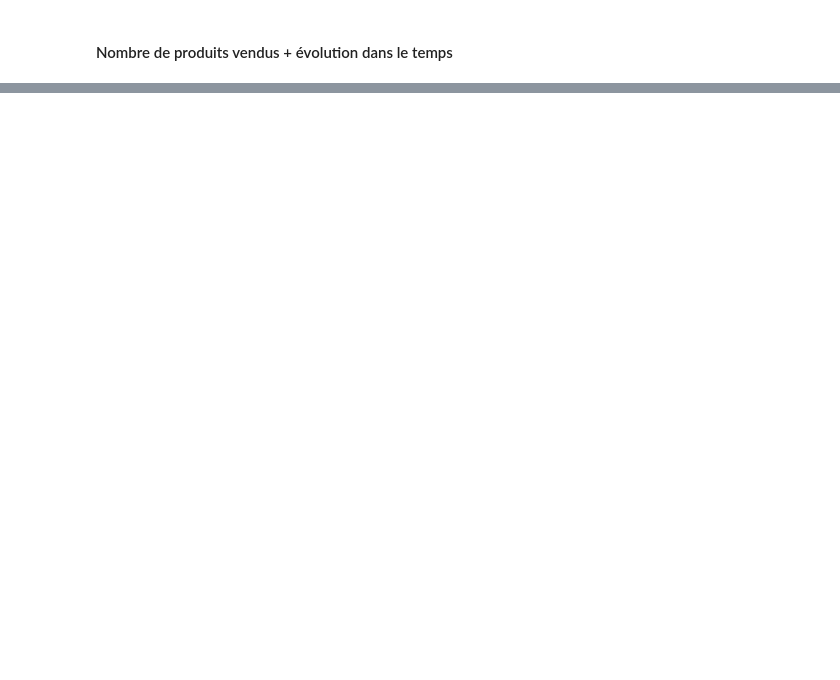
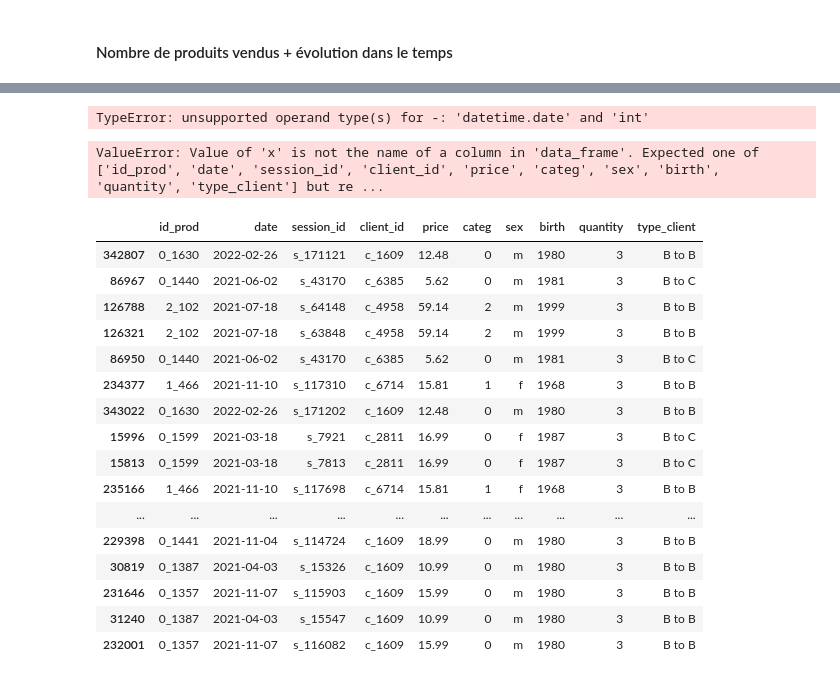
Before and after one commit to Julie-Data-Analyse/projet9_Lapage, a Jupyter notebook: notebooks/analyses_annabelle.ipynb, the cells around one changed output, grey strips where cells are left out. Saved outputs shown, nothing was run; the diff lists cells and outputs as text; code cells hidden in the pictures; blank space fills up the shorter version.

```diff
--- a/notebooks/analyses_annabelle.ipynb
+++ b/notebooks/analyses_annabelle.ipynb
@@ -333,6 +547,51 @@ df_profils_clients.head()
+# %%
+df_b2c["birth"] = pd.to_datetime(df_b2c["birth"], errors="coerce")
+# %%
+# Conversion de la colonne 'birth' en âge, par rapport à la date du jour
+from datetime import datetime
+df_b2c = df_b2c.assign(age=lambda df: (datetime.now().date() - df["birth"]).dt.days // 365)
+# %% [output]
+TypeError: unsupported operand type(s) for -: 'datetime.date' and 'int'
+# %%
+figure6 = px.histogram(
+    df_b2c,
+    x="age",
+    color="categ",          # empilement par catégorie
+    barmode="stack",        # mode empilé
+    nbins=20,               # nombre de classes d'âge
+    labels={"age": "Âge", "categ": "Catégorie"},
+    title="Histogramme empilé des âges par catégorie"
+)
+
+figure6.update_layout(
+    bargap=0.05,
+    legend_title_text="Catégorie"
+)
+
+figure6.show()
+# %% [output]
+ValueError: Value of 'x' is not the name of a column in 'data_frame'. Expected one of ['id_prod', 'date', 'session_id', 'client_id', 'price', 'categ', 'sex', 'birth', 'quantity', 'type_client'] but re ...
 # %%
 # Top 20 des clients en terme de CA généré
-df_lapage.head(20)
+df_b2c.sort_values(by='')
+# %% [output]
+|  | id_prod | date | session_id | client_id | price | categ | sex | birth | quantity | type_client |
+| 342807 | 0_1630 | 2022-02-26 | s_171121 | c_1609 | 12.48 | 0 | m | 1980 | 3 | B to B |
+| 86967 | 0_1440 | 2021-06-02 | s_43170 | c_6385 | 5.62 | 0 | m | 1981 | 3 | B to C |
+| 126788 | 2_102 | 2021-07-18 | s_64148 | c_4958 | 59.14 | 2 | m | 1999 | 3 | B to B |
+| 126321 | 2_102 | 2021-07-18 | s_63848 | c_4958 | 59.14 | 2 | m | 1999 | 3 | B to B |
+| 86950 | 0_1440 | 2021-06-02 | s_43170 | c_6385 | 5.62 | 0 | m | 1981 | 3 | B to C |
+| 234377 | 1_466 | 2021-11-10 | s_117310 | c_6714 | 15.81 | 1 | f | 1968 | 3 | B to B |
+| 343022 | 0_1630 | 2022-02-26 | s_171202 | c_1609 | 12.48 | 0 | m | 1980 | 3 | B to B |
+| 15996 | 0_1599 | 2021-03-18 | s_7921 | c_2811 | 16.99 | 0 | f | 1987 | 3 | B to C |
+| 15813 | 0_1599 | 2021-03-18 | s_7813 | c_2811 | 16.99 | 0 | f | 1987 | 3 | B to C |
+| 235166 | 1_466 | 2021-11-10 | s_117698 | c_6714 | 15.81 | 1 | f | 1968 | 3 | B to B |
+| ... | ... | ... | ... | ... | ... | ... | ... | ... | ... | ... |
+| 229398 | 0_1441 | 2021-11-04 | s_114724 | c_1609 | 18.99 | 0 | m | 1980 | 3 | B to B |
+| 30819 | 0_1387 | 2021-04-03 | s_15326 | c_1609 | 10.99 | 0 | m | 1980 | 3 | B to B |
+| 231646 | 0_1357 | 2021-11-07 | s_115903 | c_1609 | 15.99 | 0 | m | 1980 | 3 | B to B |
+| 31240 | 0_1387 | 2021-04-03 | s_15547 | c_1609 | 10.99 | 0 | m | 1980 | 3 | B to B |
+| 232001 | 0_1357 | 2021-11-07 | s_116082 | c_1609 | 15.99 | 0 | m | 1980 | 3 | B to B |
 # %%
 # Flop 20 des clients en terme de CA généré
 df_lapage.tail(20)
```
Also changed, not shown: parts of 43 cells of this notebook, 1 other file.
